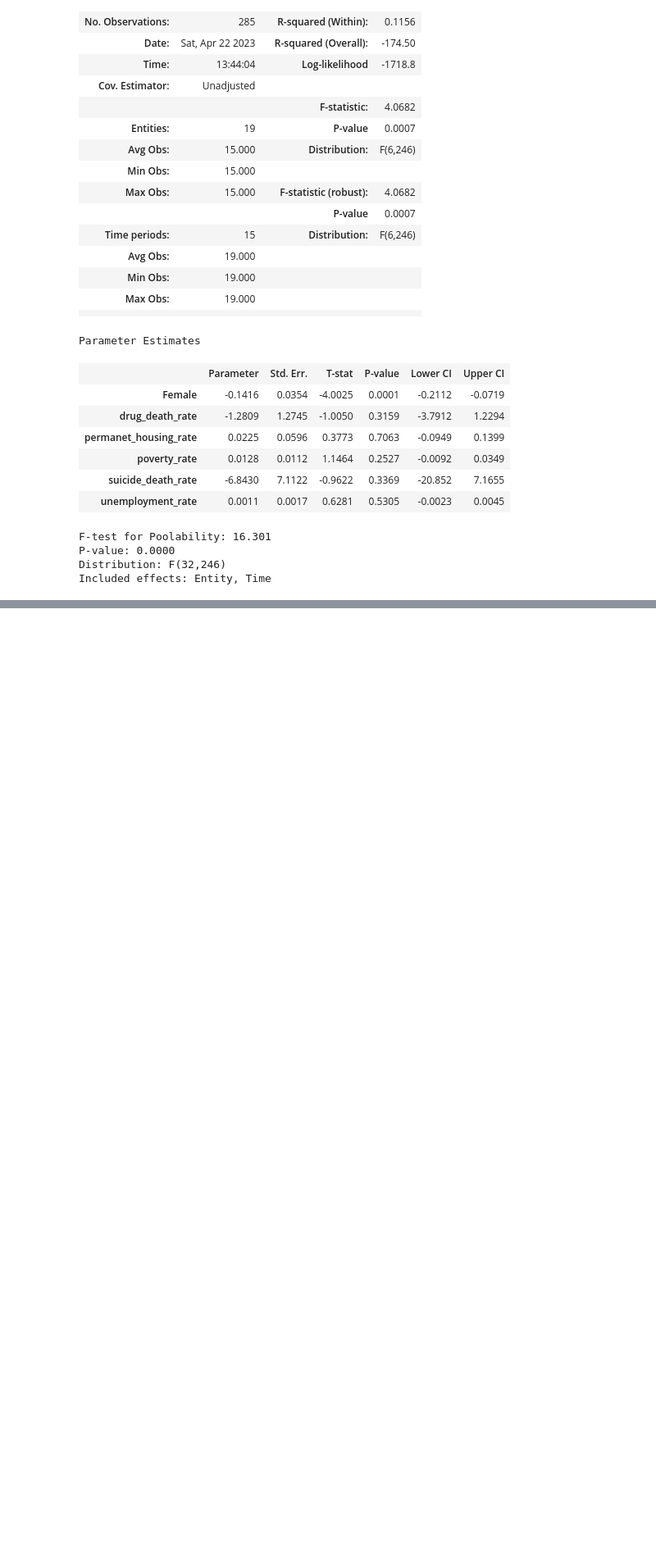
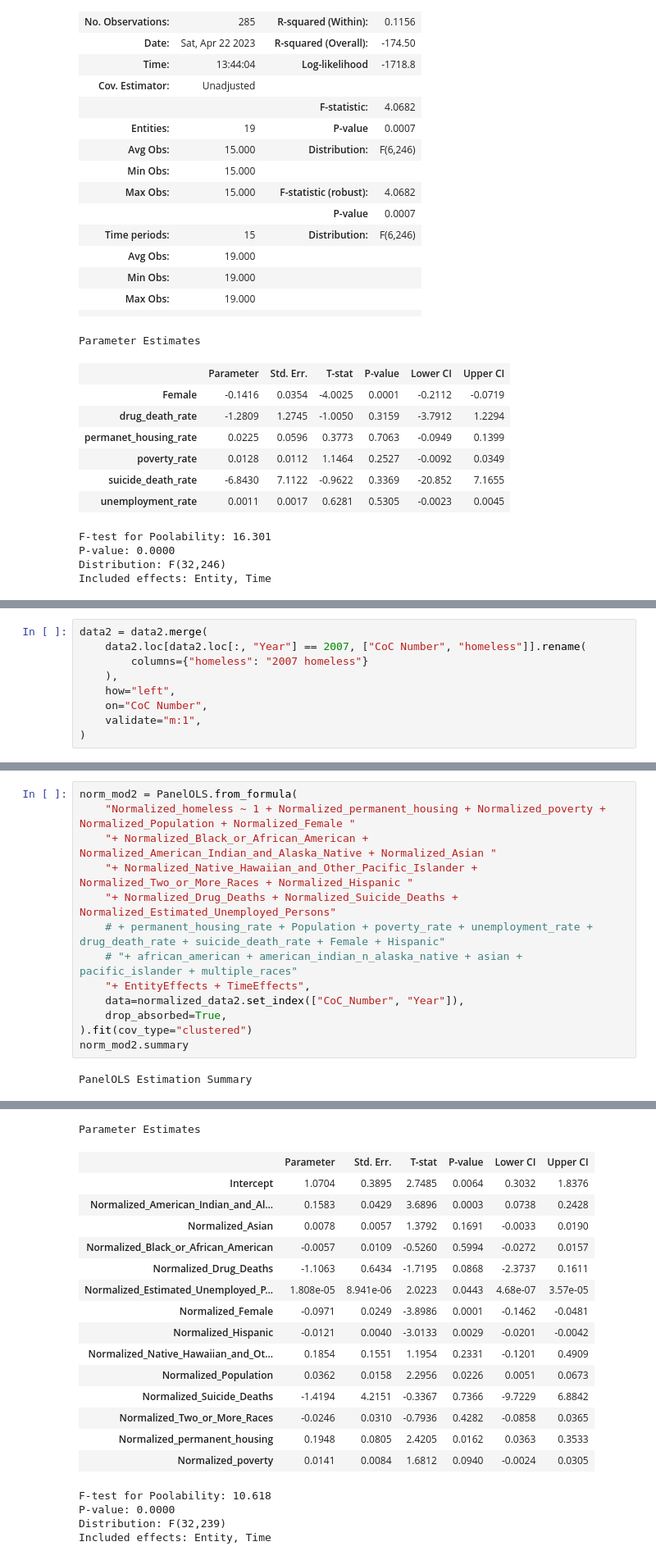
Before and after one commit to heath3rq/Python_Homelessness-Causal-Inference-Analysis, a Jupyter notebook: 20_intermediate_files/modeling.ipynb, the cells around one changed output, grey strips where cells are left out. Shown at 82% size. Saved outputs shown, nothing was run; the diff lists cells and outputs as text; blank space fills up the shorter version.

```diff
--- a/20_intermediate_files/modeling.ipynb
+++ b/20_intermediate_files/modeling.ipynb
@@ -360,0 +397,9 @@ Included effects: Entity, Time
+# %%
+data2 = data2.merge(
+    data2.loc[data2.loc[:, "Year"] == 2007, ["CoC Number", "homeless"]].rename(
+        columns={"homeless": "2007 homeless"}
+    ),
+    how="left",
+    on="CoC Number",
+    validate="m:1",
+)
@@ -360,0 +440,15 @@ Included effects: Entity, Time
+# %%
+norm_mod2 = PanelOLS.from_formula(
+    "Normalized_homeless ~ 1 + Normalized_permanent_housing + Normalized_poverty + Normalized_Population + Normalized_Female "
+    "+ Normalized_Black_or_African_American + Normalized_American_Indian_and_Alaska_Native + Normalized_Asian "
+    "+ Normalized_Native_Hawaiian_and_Other_Pacific_Islander + Normalized_Two_or_More_Races + Normalized_Hispanic "
+    "+ Normalized_Drug_Deaths + Normalized_Suicide_Deaths + Normalized_Estimated_Unemployed_Persons"
+    # + permanent_housing_rate + Population + poverty_rate + unemployment_rate + drug_death_rate + suicide_death_rate + Female + Hispanic"
+    # "+ african_american + american_indian_n_alaska_native + asian + pacific_islander + multiple_races"
+    "+ EntityEffects + TimeEffects",
+    data=normalized_data2.set_index(["CoC_Number", "Year"]),
+    drop_absorbed=True,
+).fit(cov_type="clustered")
+norm_mod2.summary
+# %% [output]
+PanelOLS Estimation Summary
@@ -360,0 +472,20 @@ Included effects: Entity, Time
+Parameter Estimates
+|  | Parameter | Std. Err. | T-stat | P-value | Lower CI | Upper CI |
+| Intercept | 1.0704 | 0.3895 | 2.7485 | 0.0064 | 0.3032 | 1.8376 |
+| Normalized_American_Indian_and_Al... | 0.1583 | 0.0429 | 3.6896 | 0.0003 | 0.0738 | 0.2428 |
+| Normalized_Asian | 0.0078 | 0.0057 | 1.3792 | 0.1691 | -0.0033 | 0.0190 |
+| Normalized_Black_or_African_American | -0.0057 | 0.0109 | -0.5260 | 0.5994 | -0.0272 | 0.0157 |
+| Normalized_Drug_Deaths | -1.1063 | 0.6434 | -1.7195 | 0.0868 | -2.3737 | 0.1611 |
+| Normalized_Estimated_Unemployed_P... | 1.808e-05 | 8.941e-06 | 2.0223 | 0.0443 | 4.68e-07 | 3.57e-05 |
+| Normalized_Female | -0.0971 | 0.0249 | -3.8986 | 0.0001 | -0.1462 | -0.0481 |
+| Normalized_Hispanic | -0.0121 | 0.0040 | -3.0133 | 0.0029 | -0.0201 | -0.0042 |
+| Normalized_Native_Hawaiian_and_Ot... | 0.1854 | 0.1551 | 1.1954 | 0.2331 | -0.1201 | 0.4909 |
+| Normalized_Population | 0.0362 | 0.0158 | 2.2956 | 0.0226 | 0.0051 | 0.0673 |
+| Normalized_Suicide_Deaths | -1.4194 | 4.2151 | -0.3367 | 0.7366 | -9.7229 | 6.8842 |
+| Normalized_Two_or_More_Races | -0.0246 | 0.0310 | -0.7936 | 0.4282 | -0.0858 | 0.0365 |
+| Normalized_permanent_housing | 0.1948 | 0.0805 | 2.4205 | 0.0162 | 0.0363 | 0.3533 |
+| Normalized_poverty | 0.0141 | 0.0084 | 1.6812 | 0.0940 | -0.0024 | 0.0305 |
+F-test for Poolability: 10.618
+P-value: 0.0000
+Distribution: F(32,239)
+Included effects: Entity, Time
```
Also changed, not shown: parts of 15 cells of this notebook.
